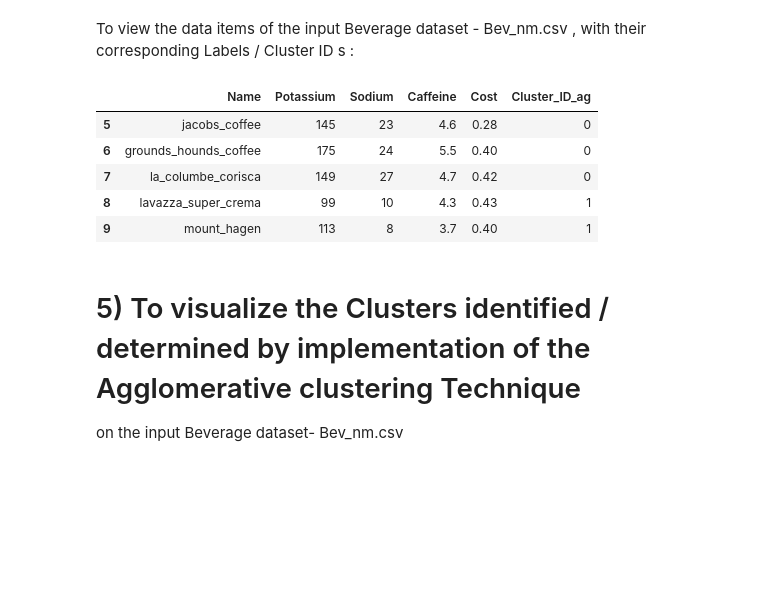
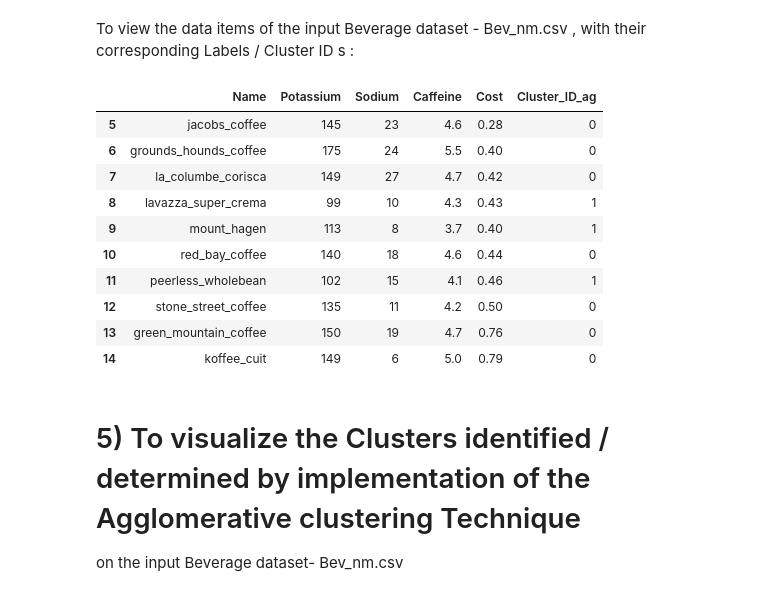
Before and after one commit to Niharika-20-MAI-01/Winter-2021-MLTechniques-LabCSE6024-Niharika-20MAI01, a Jupyter notebook: MLT-lab-CSE6024_20MAI0001_K Means Clustering and Agglomerative Clustering Implementataion_Lab-Assessment-2.ipynb, the cells around one changed output. Cells and saved outputs as stored; diff of their text form; code cells hidden in the pictures; blank space fills up the shorter version.

```diff
--- a/MLT-lab-CSE6024_20MAI0001_K Means Clustering and Agglomerative Clustering Implementataion_Lab-Assessment-2.ipynb
+++ b/MLT-lab-CSE6024_20MAI0001_K Means Clustering and Agglomerative Clustering Implementataion_Lab-Assessment-2.ipynb
@@ -441,14 +444,19 @@ bev_df["Cluster_ID_ag"] = ag_clusters.labels_
 # %% [markdown]
 To view the data items of the input Beverage dataset - Bev_nm.csv , with their corresponding Labels / Cluster ID s  :
 # %%
-bev_df[5:10]
+bev_df[5:15]
 # %% [output]
 |  | Name | Potassium | Sodium | Caffeine | Cost | Cluster_ID_ag |
 | 5 | jacobs_coffee | 145 | 23 | 4.6 | 0.28 | 0 |
 | 6 | grounds_hounds_coffee | 175 | 24 | 5.5 | 0.40 | 0 |
 | 7 | la_columbe_corisca | 149 | 27 | 4.7 | 0.42 | 0 |
 | 8 | lavazza_super_crema | 99 | 10 | 4.3 | 0.43 | 1 |
 | 9 | mount_hagen | 113 | 8 | 3.7 | 0.40 | 1 |
+| 10 | red_bay_coffee | 140 | 18 | 4.6 | 0.44 | 0 |
+| 11 | peerless_wholebean | 102 | 15 | 4.1 | 0.46 | 1 |
+| 12 | stone_street_coffee | 135 | 11 | 4.2 | 0.50 | 0 |
+| 13 | green_mountain_coffee | 150 | 19 | 4.7 | 0.76 | 0 |
+| 14 | koffee_cuit | 149 | 6 | 5.0 | 0.79 | 0 |
 # %% [markdown]
 # 5) To visualize the Clusters identified / determined by implementation of the Agglomerative clustering Technique
 on the input Beverage dataset- Bev_nm.csv
```
Also changed, not shown: parts of 18 cells of this notebook.
